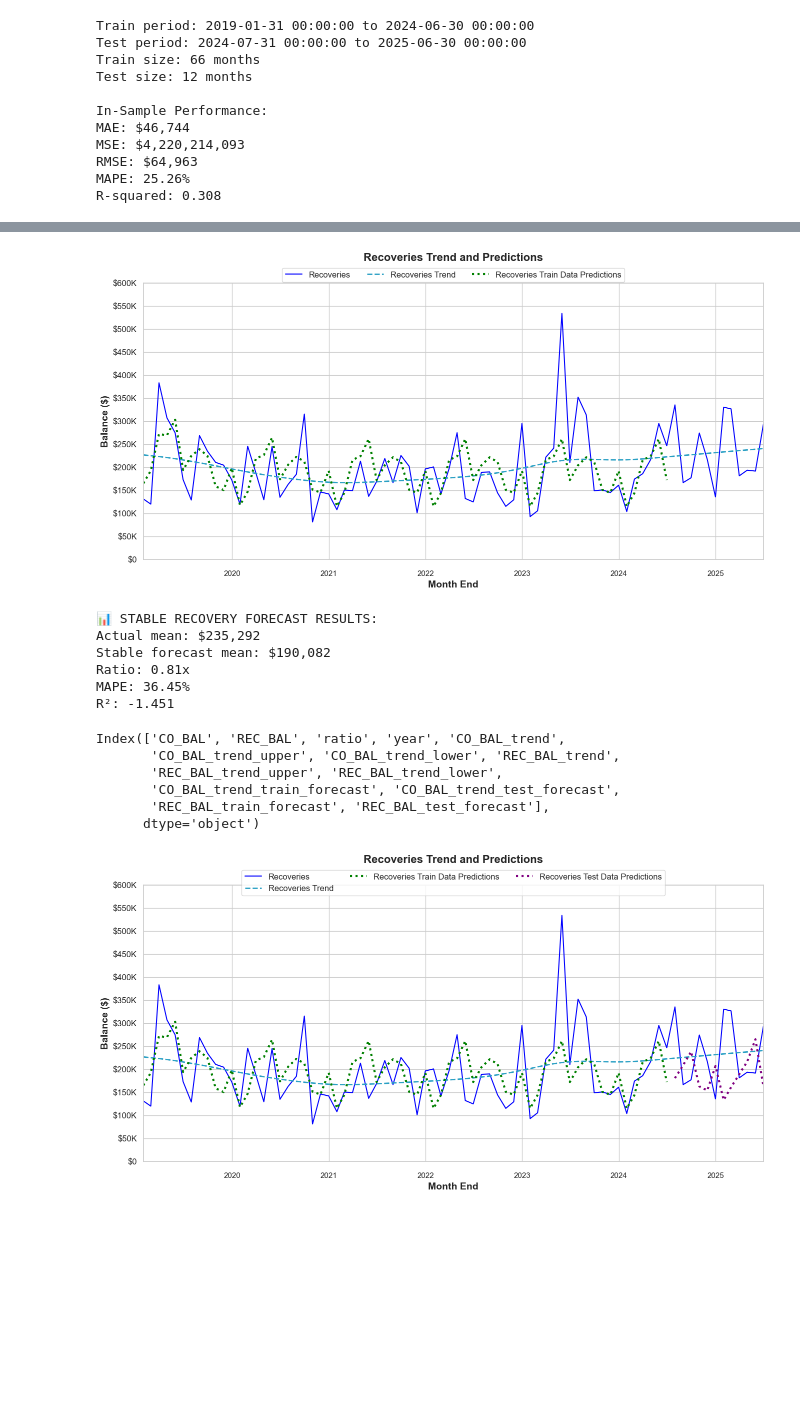
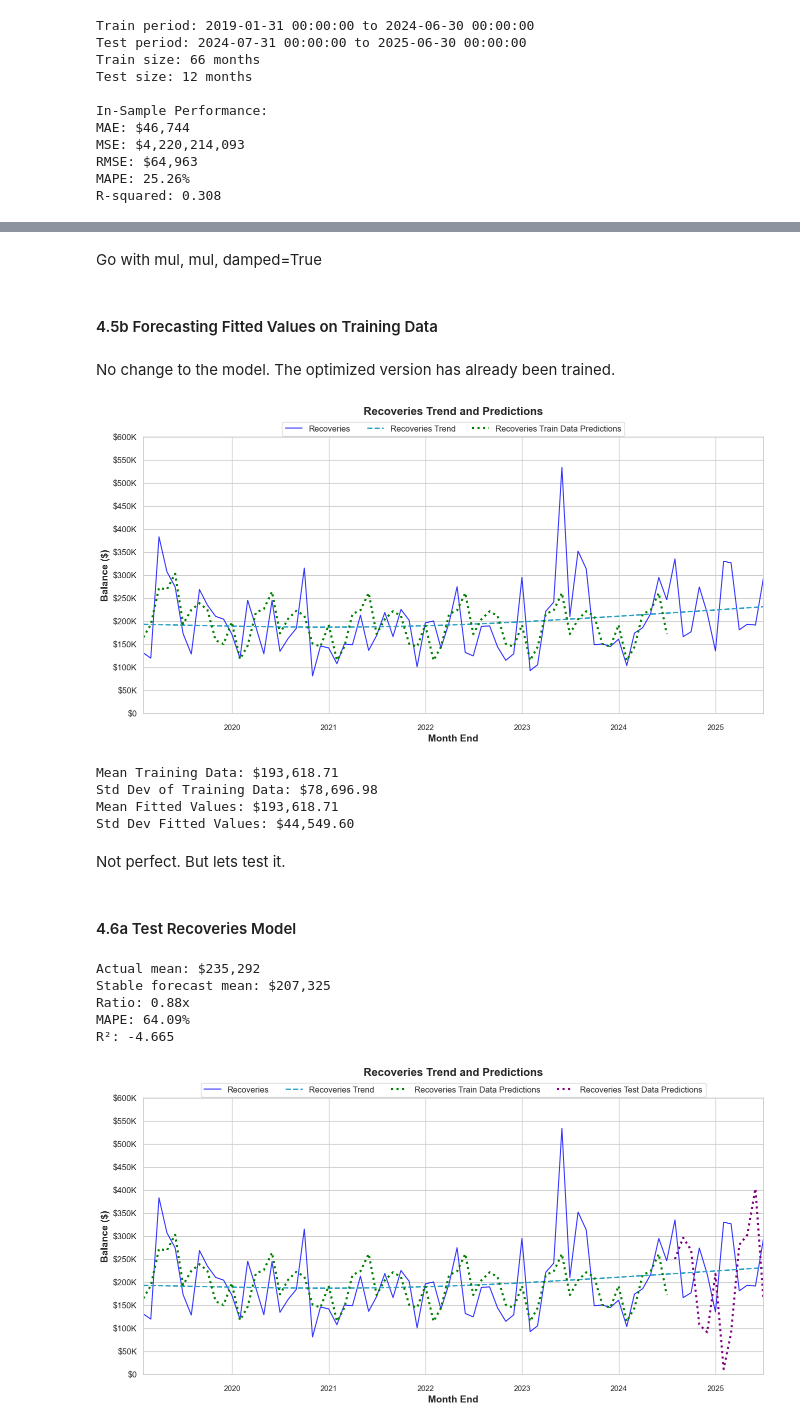
Before and after one commit to imoore99/TIME_SERIES_FORECASTING, a Jupyter notebook: TIME_SERIES_FORECASTING.ipynb, the cells around one changed output, grey strips where cells are left out. Cells and saved outputs as stored; diff of their text form; code cells hidden in the pictures; blank space fills up the shorter version.

```diff
--- a/TIME_SERIES_FORECASTING.ipynb
+++ b/TIME_SERIES_FORECASTING.ipynb
@@ -1038,39 +1051,45 @@ R-squared: 0.308
+# %% [markdown]
+Go with mul, mul, damped=True
+# %% [markdown]
+#### 4.5b Forecasting Fitted Values on Training Data
+# %% [markdown]
+No change to the model. The optimized version has already been trained.
 # %%
 title = 'Recoveries Trend and Predictions'
-yticks = [0, 50000, 100000, 150000, 200000, 250000, 300000, 350000, 400000, 450000, 500000, 550000, 600000]
-yticks_labels = ['$0', '$50K', '$100K', '$150K', '$200K', '$250K', '$300K', '$350K', '$400K', '$450K', '$500K', '$550K', '$600K']
-plot_data(title, core_forecast_data, 'REC', 'Recoveries', 3, max(yticks), yticks, yticks_labels,
+plot_data(title, core_forecast_data, 'REC', 'Recoveries', 3,
               actual_data=True, trend_data=True, train_forecast=True, test_forecast=False, trend_train_forecast=False, trend_test_forecast=False, trend_ci=False)
 # %% [output]
-[figure, old version]
+[figure, new version]
-# %%
-# Testing a different model for better predictions
-core_forecast_data, rec_test_fitted_model, mae, rmse, mse, mape, r2 = fit_model(rec_train_data,'add', 'add', True, True, core_forecast_data, core_forecast_data, 'REC_BAL_train_forecast_ignore')
-# %%
-core_forecast_data.drop(columns=['REC_BAL_train_forecast_ignore'], inplace=True)
-# %%
-core_forecast_data = forecast_data(rec_test_fitted_model, core_forecast_data, rec_test_data, 'REC', trend=False)
-# %% [output]
-📊 STABLE RECOVERY FORECAST RESULTS:
-Actual mean: $235,292
-Stable forecast mean: $190,082
-Ratio: 0.81x
-MAPE: 36.45%
-R²: -1.451
-# %%
-core_forecast_data.columns
-# %% [output]
-Index(['CO_BAL', 'REC_BAL', 'ratio', 'year', 'CO_BAL_trend',
-       'CO_BAL_trend_upper', 'CO_BAL_trend_lower', 'REC_BAL_trend',
-       'REC_BAL_trend_upper', 'REC_BAL_trend_lower',
-       'CO_BAL_trend_train_forecast', 'CO_BAL_trend_test_forecast',
-       'REC_BAL_train_forecast', 'REC_BAL_test_forecast'],
-      dtype='object')
+# %%
+average_train_data = rec_train_data.mean()
+std_train_data = rec_train_data.std()
+
+average_train_forecast_data = core_forecast_data[core_forecast_data.notna()]['REC_BAL_train_forecast'].mean()
+std_train_forecast_data = core_forecast_data[core_forecast_data.notna()]['REC_BAL_train_forecast'].std()
+
+print("Mean Training Data: ${:,.2f}".format(average_train_data))
+print("Std Dev of Training Data: ${:,.2f}".format(std_train_data))
+print("Mean Fitted Values: ${:,.2f}".format(average_train_forecast_data))
+print("Std Dev Fitted Values: ${:,.2f}".format(std_train_forecast_data))
+# %% [output]
+Mean Training Data: $193,618.71
+Std Dev of Training Data: $78,696.98
+Mean Fitted Values: $193,618.71
+Std Dev Fitted Values: $44,549.60
+# %% [markdown]
+Not perfect. But lets test it.
+# %% [markdown]
+#### 4.6a Test Recoveries Model
+# %%
+core_forecast_data = forecast_data(rec_train_fitted_model, core_forecast_data, rec_test_data, 'REC', trend=False)
+# %% [output]
+Actual mean: $235,292
+Stable forecast mean: $207,325
+Ratio: 0.88x
+MAPE: 64.09%
+R²: -4.665
 # %%
-title = 'Recoveries Trend and Predictions'
-yticks = [0, 50000, 100000, 150000, 200000, 250000, 300000, 350000, 400000, 450000, 500000, 550000, 600000]
-yticks_labels = ['$0', '$50K', '$100K', '$150K', '$200K', '$250K', '$300K', '$350K', '$400K', '$450K', '$500K', '$550K', '$600K']
-plot_data(title, core_forecast_data, 'REC', 'Recoveries', 3, max(yticks), yticks, yticks_labels,
+plot_data(title, core_forecast_data, 'REC', 'Recoveries', 4,
               actual_data=True, trend_data=True, train_forecast=True, test_forecast=True, trend_train_forecast=False, trend_test_forecast=False, trend_ci=False)
 # %% [output]
-[figure, old version]
+[figure, new version]
```
Also changed, not shown: parts of 141 cells of this notebook, 8 other files.
